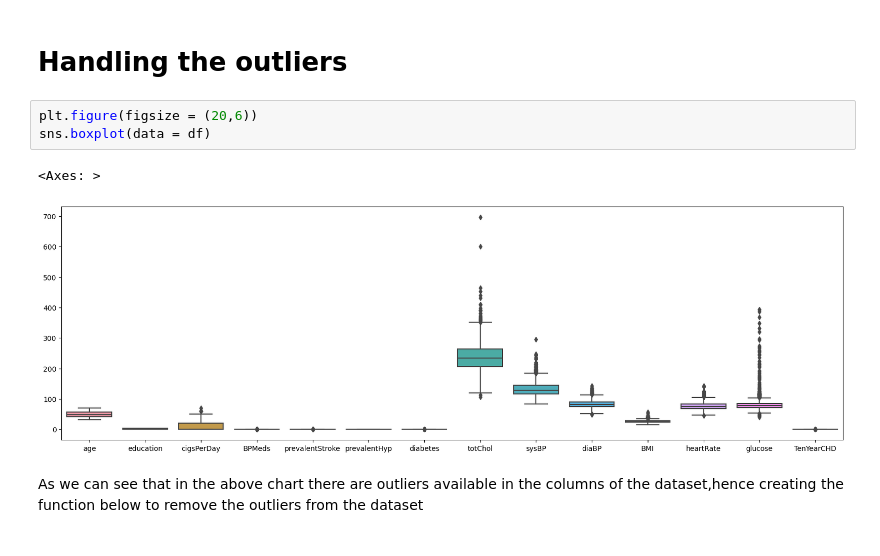
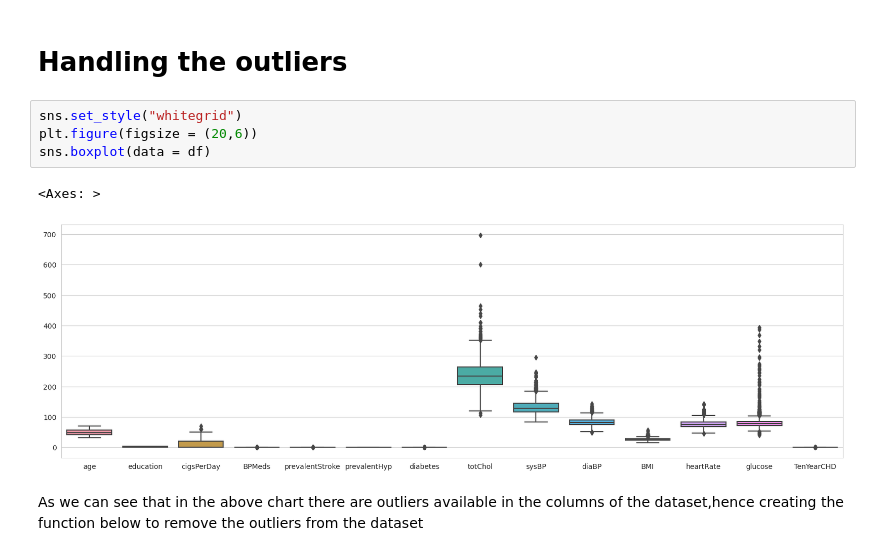
Before and after one commit to Vipilkhapre/Cardiovascular-Risk-Prediction, a Jupyter notebook: Cardiovascular Risk Prediction.ipynb, the cells around one changed output. Saved outputs shown, nothing was run; the diff lists cells and outputs as text.

```diff
--- a/Cardiovascular Risk Prediction.ipynb
+++ b/Cardiovascular Risk Prediction.ipynb
@@ -292,10 +292,11 @@ df.drop('id',axis = 1,inplace = True)
 # %% [markdown]
 # Handling the outliers
 # %%
+sns.set_style("whitegrid")
 plt.figure(figsize = (20,6))
 sns.boxplot(data = df)
 # %% [output]
 <Axes: >
-[figure, old version]
+[figure, new version]
 # %% [markdown]
 As we can see that in the above chart there are outliers available in the columns of the dataset,hence creating the function below to remove the outliers from the dataset
```
Also changed, not shown: parts of 53 cells of this notebook, 3 other files.
